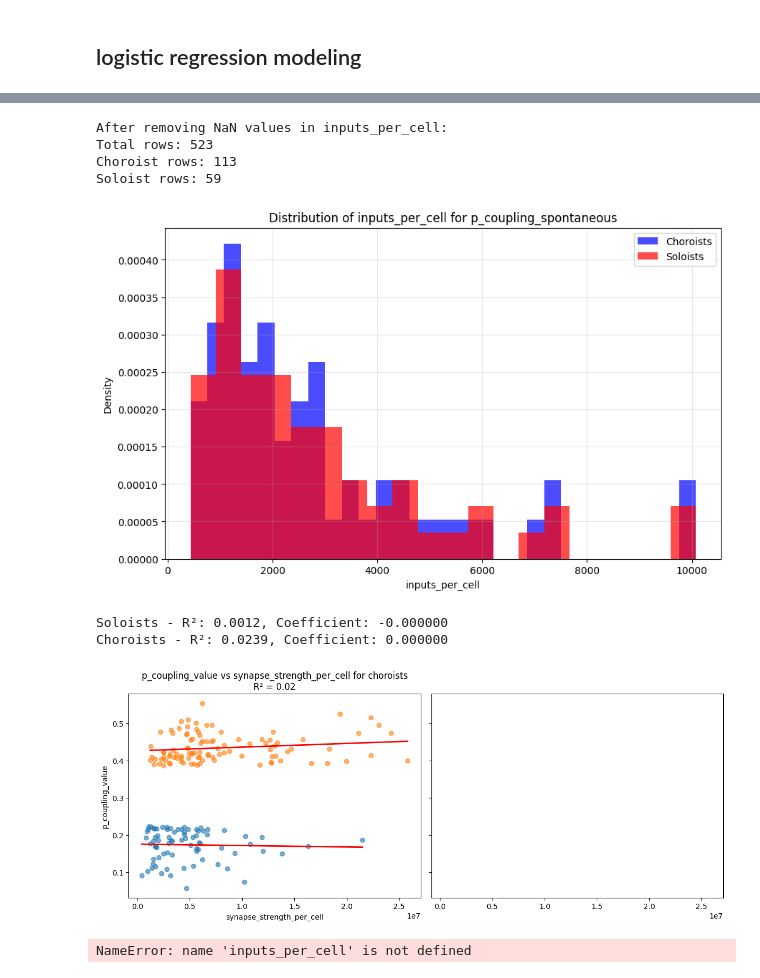
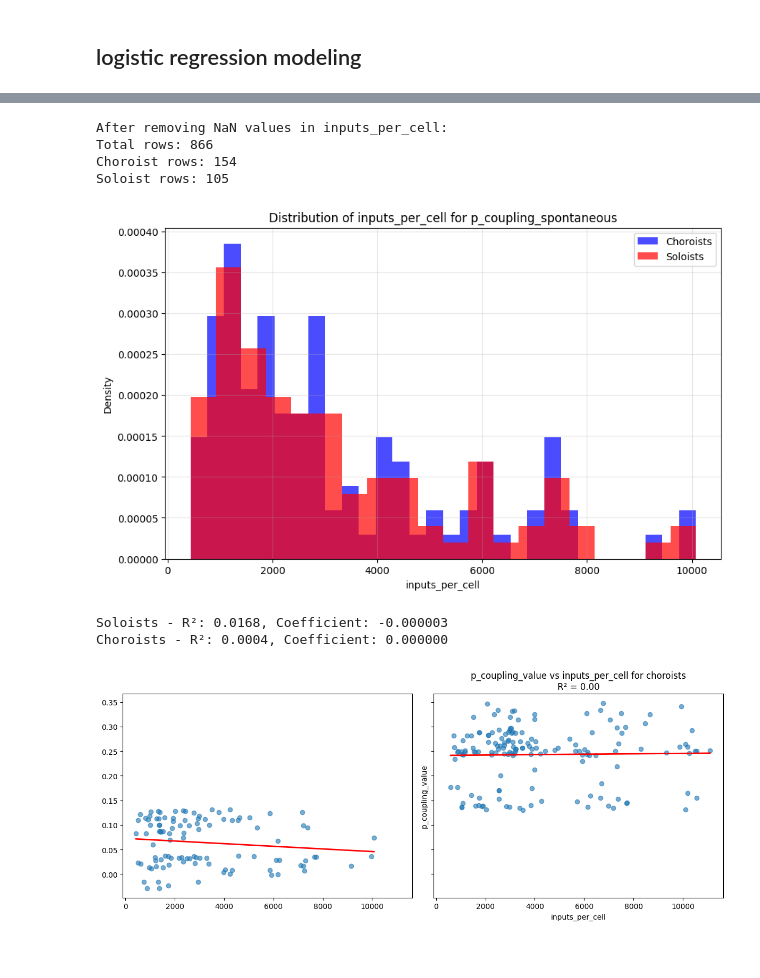
Before and after one commit to Cherk93/Functional_Connectivity_V1DD, a Jupyter notebook: scripts/choroist_vs_soloists.ipynb, the cells around one changed output, grey strips where cells are left out. Cells and saved outputs as stored; diff of their text form; code cells hidden in the pictures.

```diff
--- a/scripts/choroist_vs_soloists.ipynb
+++ b/scripts/choroist_vs_soloists.ipynb
@@ -121,8 +72,20 @@ dendrite_proofread_syn_df = pd.read_feather(
 coregistered_info = pd.read_feather(f"{data_dir}/coregistration_1196.feather")
 # %% [markdown]
 ## Simulate having random cells defined as choroist and soloist cells
+# %%
+dir_ = '/Users/rodrigo.gonzalezlaiz/Library/Mobile Documents/com~apple~CloudDocs/Documents/PhD/projects/funcky_ensembles/Functional_Connectivity_V1DD/metadata/'
 # %%
-choroist_vs_soloists_df = pd.read_csv(
-    '/Users/rodrigo.gonzalezlaiz/Library/Mobile Documents/com~apple~CloudDocs/Documents/PhD/projects/funcky_ensembles/Functional_Connectivity_V1DD/metadata/volume3_cell_class.csv'
-)
-choroist_vs_soloists_df.head()
+choroist_vs_soloists_df_vol5 = pd.read_csv(pjoin(dir_,
+                                                 'volume5_cell_class.csv'))
+
+choroist_vs_soloists_df_vol5['volume'] = 5
+choroist_vs_soloists_df_vol3 = pd.read_csv(pjoin(dir_,
+                                                 'volume3_cell_class.csv'))
+choroist_vs_soloists_df_vol3['volume'] = 3
+
+choroist_vs_soloists_df = pd.concat(
+    [choroist_vs_soloists_df_vol5, choroist_vs_soloists_df_vol3])
+
+# Shuffle the cell_class column to randomize choroist vs soloist assignments
+choroist_vs_soloists_df['cell_class_random'] = choroist_vs_soloists_df[
+    'cell_class'].sample(frac=1, random_state=42).reset_index(drop=True)
@@ -278,9 +263,9 @@ print(f"Soloist rows: {len(df_stimulus_soloist)}")
 # print(f"Soloist rows: {len(df_stimulus_soloist)}")
 # %% [output]
 After removing NaN values in inputs_per_cell:
-Total rows: 523
-Choroist rows: 113
-Soloist rows: 59
+Total rows: 866
+Choroist rows: 154
+Soloist rows: 105
 # %%
 y_soloist = df_stimulus_soloist['p_coupling_value'].values
 X_soloist = df_stimulus_soloist[x_variable].values
@@ -308,7 +293,7 @@ plt.legend()
 plt.grid(True, alpha=0.3)
 plt.show()
 # %% [output]
-[figure, old version]
+[figure, new version]
 # %%
 fig, (ax1, ax2) = plt.subplots(1, 2, figsize=(12, 5), sharey=True, sharex=True)
 
@@ -331,56 +316,41 @@ y_range = lr_soloist.predict(x_range.reshape(-1, 1))
 ax1.plot(x_range, y_range, 'r-', linewidth=2)
 
 print(f"Soloists - R²: {r2_soloist:.4f}, Coefficient: {coef_soloist:.6f}")
 
-ax1.set_xlabel(x_variable)
-ax1.set_ylabel('p_coupling_value')
-ax1.set_title(
+ax2.set_xlabel(x_variable)
+ax2.set_ylabel('p_coupling_value')
+ax2.set_title(
     f'p_coupling_value vs {x_variable} for soloists\nR² = {r2_soloist:.2f}')
 #ax1.set_xlim(0, 300)
 
 # Choroists plot
 y_choroist = df_stimulus_choroist['p_coupling_value'].values
 X_choroist = df_stimulus_choroist[x_variable].values
 
-ax1.scatter(X_choroist, y_choroist, alpha=0.6)
+ax2.scatter(X_choroist, y_choroist, alpha=0.6)
 
 # Linear regression for choroists
 lr_choroist = LinearRegression()
 lr_choroist.fit(X_choroist.reshape(-1, 1), y_choroist)
 y_pred_choroist = lr_choroist.predict(X_choroist.reshape(-1, 1))
 r2_choroist = r2_score(y_choroist, y_pred_choroist)
 coef_choroist = lr_choroist.coef_[0]
 
 # Plot regression line
 x_range = np.linspace(np.nanmin(X_choroist), np.nanmax(X_choroist), 100)
 y_range = lr_choroist.predict(x_range.reshape(-1, 1))
-ax1.plot(x_range, y_range, 'r-', linewidth=2)
+ax2.plot(x_range, y_range, 'r-', linewidth=2)
 
 print(f"Choroists - R²: {r2_choroist:.4f}, Coefficient: {coef_choroist:.6f}")
 
-ax1.set_xlabel(x_variable)
-ax1.set_ylabel('p_coupling_value')
-ax1.set_title(
+ax2.set_xlabel(x_variable)
+ax2.set_ylabel('p_coupling_value')
+ax2.set_title(
     f'p_coupling_value vs {x_variable} for choroists\nR² = {r2_choroist:.2f}')
 #ax2.set_xlim(0, 300)
 
 plt.tight_layout()
 # %% [output]
-Soloists - R²: 0.0012, Coefficient: -0.000000
-Choroists - R²: 0.0239, Coefficient: 0.000000
+Soloists - R²: 0.0168, Coefficient: -0.000003
+Choroists - R²: 0.0004, Coefficient: 0.000000
-[figure, old version]
+[figure, new version]
-# %%
-# Create probability distribution
-values = inputs_per_cell.values[inputs_per_cell.values < 100]
-counts, bins = np.histogram(values, bins=100)
-probabilities = counts / counts.sum()
-
-plt.bar(bins[:-1], probabilities, width=np.diff(bins), alpha=0.7)
-plt.xlabel('Number of Common Inputs')
-plt.ylabel('Probability')
-plt.title('Probability Distribution of Common Inputs (< 10)')
-#plt.ylim(0., 1.)
-#plt.yscale('log')
-plt.show()
-# %% [output]
-NameError: name 'inputs_per_cell' is not defined
```
Also changed, not shown: parts of 27 cells of this notebook, 1 other file.
